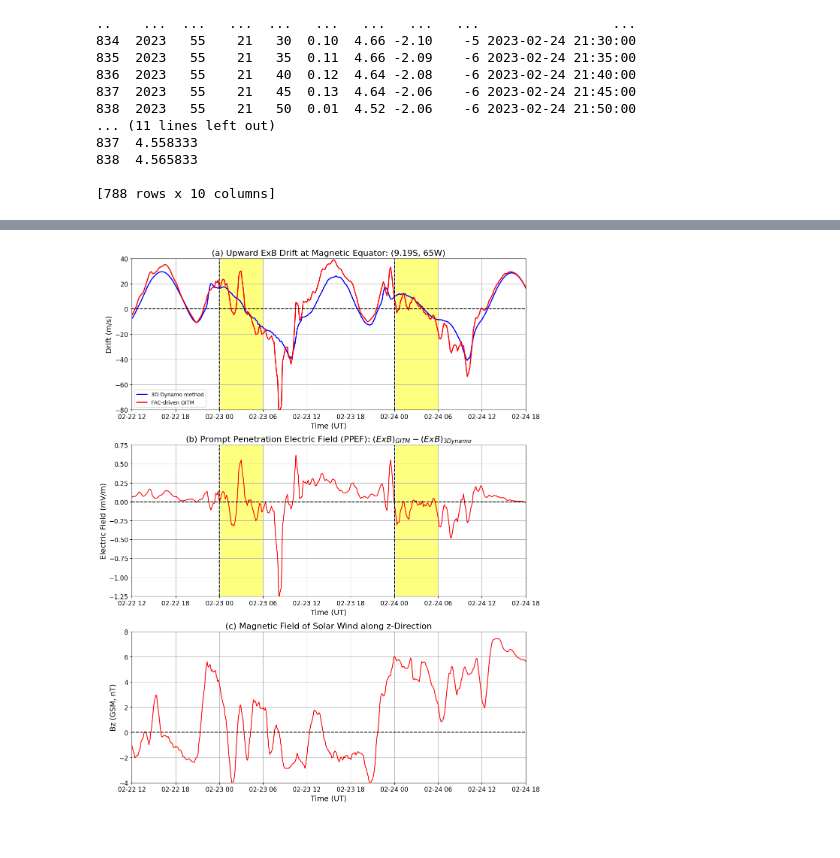
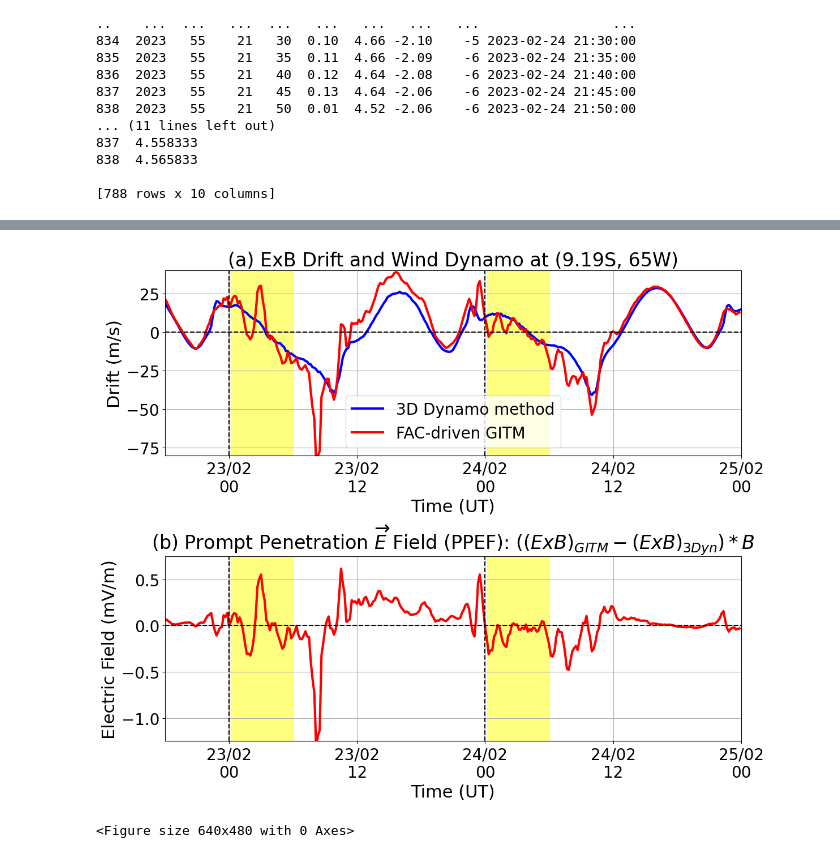
Before and after one commit to Prasoon-codeV/GITM-ASHLEY_simulations, a Jupyter notebook: eia_merging/final_3dall.ipynb, the cells around one changed output, grey strips where cells are left out. Drawn from its saved outputs; the diff is of its cells as text; code cells hidden in the pictures.

Commit message:
fixing plots for manuscript

```diff
--- a/eia_merging/final_3dall.ipynb
+++ b/eia_merging/final_3dall.ipynb
@@ -282,45 +283,50 @@ exb_gitm = [i*10**6*Bn[0]/B_tot**2 for i in e_gitm.values]
 
 
 # Create a figure with two rows of subplots
-fig, axs = plt.subplots(3, 1, figsize=(12, 15))#, sharex=True)
+fig, axs = plt.subplots(2, 1, figsize=(12, 10))#, sharex=True)
 
-start_time = pd.to_datetime("2023-02-22 12:00:00")
+start_time = pd.to_datetime("2023-02-22 18:00:00")
 day2_time = pd.to_datetime("2023-02-23 00:00:00")
 day3_time = pd.to_datetime("2023-02-24 00:00:00")
-end_time = pd.to_datetime("2023-02-24 18:00:00")
+end_time = pd.to_datetime("2023-02-25 00:00:00")
 
 # First subplot: Eastward Electric Field Comparison
-axs[0].plot(time, exb_dynamo, label='3D Dynamo method', linewidth=2,color='blue')
-axs[0].plot(time, exb_gitm, label='FAC-driven GITM', linewidth=2, color='red')
-axs[0].set_title('(a) Upward ExB Drift at Magnetic Equator: (9.19S, 65W)', fontsize=16)
-axs[0].set_ylabel('Drift (m/s)',fontsize=14)
-axs[0].set_xlabel('Time (UT)', fontsize=14)
-axs[0].legend()
+axs[0].plot(time, exb_dynamo, label='3D Dynamo method', linewidth=3,color='blue')
+axs[0].plot(time, exb_gitm, label='FAC-driven GITM', linewidth=3, color='red')
+axs[0].set_title('(a) ExB Drift and Wind Dynamo at (9.19S, 65W)', fontsize=24)
+axs[0].set_ylabel('Drift (m/s)',fontsize=22)
+axs[0].set_xlabel('Time (UT)', fontsize=22)
+axs[0].legend(fontsize=20)
 axs[0].grid()
 axs[0].set_xlim(start_time, end_time)
 axs[0].axhline(0, color='black', linestyle='--')
 axs[0].axvline(day2_time, color='black', linestyle='--')
 axs[0].axvline(day3_time, color='black', linestyle='--')
 axs[0].set_ylim(-80,40)
-axs[0].tick_params(axis='both', labelsize=12)
+axs[0].tick_params(axis='both', labelsize=20)
+axs[0].xaxis.set_major_locator(mdates.HourLocator(interval=12))
+axs[0].xaxis.set_major_formatter(mdates.DateFormatter("%d/%m\n%H"))
 
 del_exb = [(i-j)*B_tot**2/(10**6*Bn[0]) for i,j in zip(exb_gitm, exb_dynamo)]
 
 # Second subplot: Difference in Eastward Electric Field
-axs[1].plot(time, del_exb, color='red')
-axs[1].set_title(r'(b) Prompt Penetration Electric Field (PPEF): $(ExB)_{GITM}-(ExB)_{3Dynamo}$', fontsize=16)
-axs[1].set_ylabel('Electric Field (mV/m)', fontsize=14)
-axs[1].set_xlabel('Time (UT)', fontsize=14)
+axs[1].plot(time, del_exb, color='red', linewidth=3)
+axs[1].set_title(r'(b) Prompt Penetration $\overrightarrow{E}$ Field (PPEF): $((ExB)_{GITM}-(ExB)_{3Dyn})*B$', fontsize=24)
+axs[1].set_ylabel('Electric Field (mV/m)', fontsize=22)
+axs[1].set_xlabel('Time (UT)', fontsize=22)
 axs[1].grid()
 axs[1].set_xlim(start_time, end_time)
 axs[1].axhline(0, color='black', linestyle='--')
 axs[1].axvline(day2_time, color='black', linestyle='--')
 axs[1].axvline(day3_time, color='black', linestyle='--')
 axs[1].set_ylim(-1.25,0.75)
-axs[1].tick_params(axis='both', labelsize=12)
+axs[1].tick_params(axis='both', labelsize=20)
+axs[1].xaxis.set_major_locator(mdates.HourLocator(interval=12))
+axs[1].xaxis.set_major_formatter(mdates.DateFormatter("%d/%m\n%H"))
 
 time = pd.Series(time)
 
+'''
 # Third subplot: Bz and Ey values
 axs[2].plot(params.Time, params.Bz_mean, label='Bz (nT) - OMNI data', color='red')
 #axs[2].plot(params.Time, params.Ey, label='Ey (mV/m) - OMNI data', color='blue')
@@ -332,6 +338,7 @@ axs[2].set_ylim(-4,8)
 axs[2].set_xlim(start_time, end_time)
 axs[2].axhline(0, color='black', linestyle='--')
 axs[2].tick_params(axis='both',labelsize=12)
+'''
 
 # Adjust layout
 axs[0].fill_between(time, -80, 40,
@@ -353,6 +360,6 @@ axs[1].fill_between(time, -80, 40,
 plt.tight_layout()
 plt.show()
 
-plt.savefig(f'{save_pt}ppef_exbdrift.jpg', bbox_inches='tight', pad_inches=0)
+plt.savefig(f'{save_pt}ppef_exbdrift.pdf', bbox_inches='tight', pad_inches=0)
 # %% [output]
 [21573.05305418]
@@ -360 +367,2 @@ plt.savefig(f'{save_pt}ppef_exbdrift.jpg', bbox_inches='tight', pad_inches=0)
-[figure, old version]
+[figure, new version]
+<Figure size 640x480 with 0 Axes>
```
Also changed, not shown: parts of 2 cells of this notebook, 1 other file.
